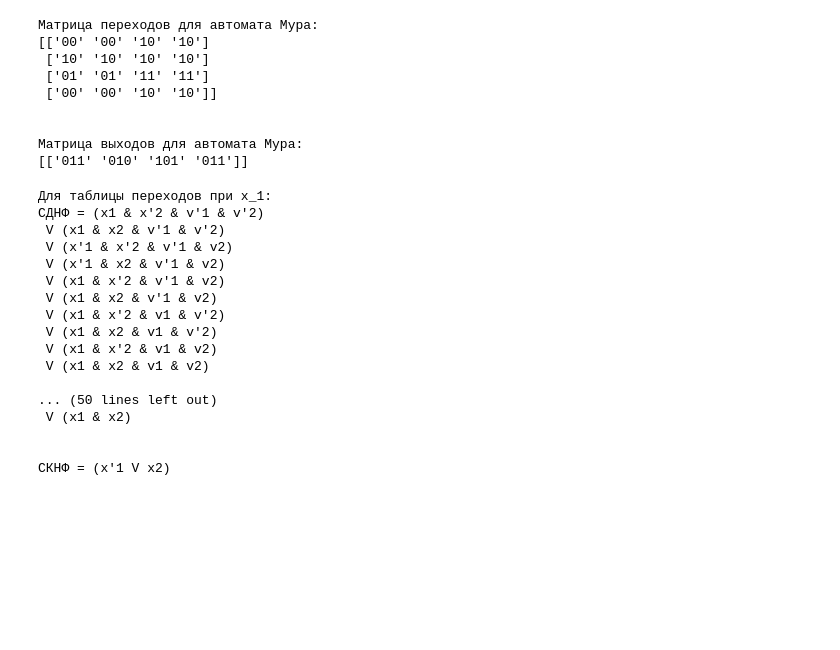
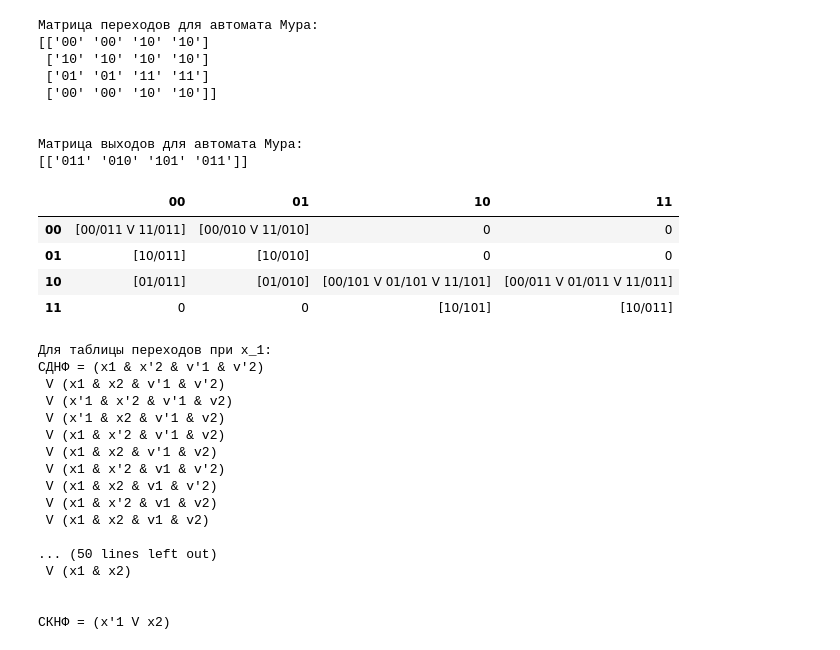
Before and after one commit to Viktory4121/MORD, a Jupyter notebook: КА.ipynb, the cells around one changed output. Drawn from its saved outputs; the diff is of its cells as text; code cells hidden in the pictures; blank space fills up the shorter version.

```diff
--- a/КА.ipynb
+++ b/КА.ipynb
@@ -630,6 +574,19 @@ print(np.matrix(psi_2))
 
 Матрица выходов для автомата Мура:
 [['011' '010' '101' '011']]
+# %%
+truth_copy4 = pd.DataFrame(phi_2.copy(), columns = pos_states, index = pos_inputs)
+truth_copy4['input'] = pd.Series([''.join(pos_inputs[i]) for i in range(len(pos_inputs))], index=truth_copy4.index)
+
+out_copy4 = pd.DataFrame(np.matrix(psi_2).copy(), columns = pos_states)
+
+creatly_connection_table(truth_copy4, out_copy4)
+# %% [output]
+|  | 00 | 01 | 10 | 11 |
+| 00 | [00/011 V 11/011] | [00/010 V 11/010] | 0 | 0 |
+| 01 | [10/011] | [10/010] | 0 | 0 |
+| 10 | [01/011] | [01/010] | [00/101 V 01/101 V 11/101] | [00/011 V 01/011 V 11/011] |
+| 11 | 0 | 0 | [10/101] | [10/011] |
 # %%
 print("Для таблицы переходов при x_1:")
 tablePDNF7 = pdnf(phi_2, 0, pos_inputs, pos_states, "Мура")
```
Also changed, not shown: parts of 6 cells of this notebook.
